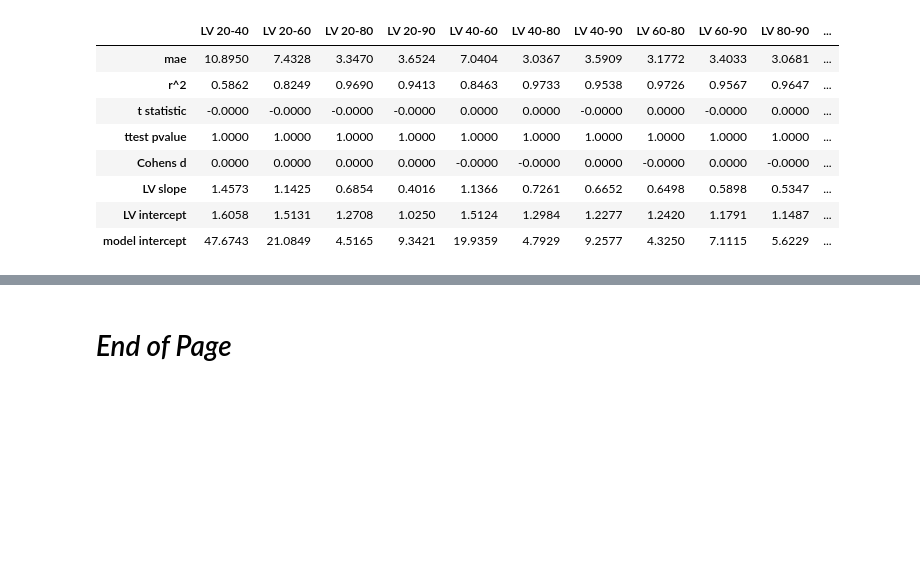
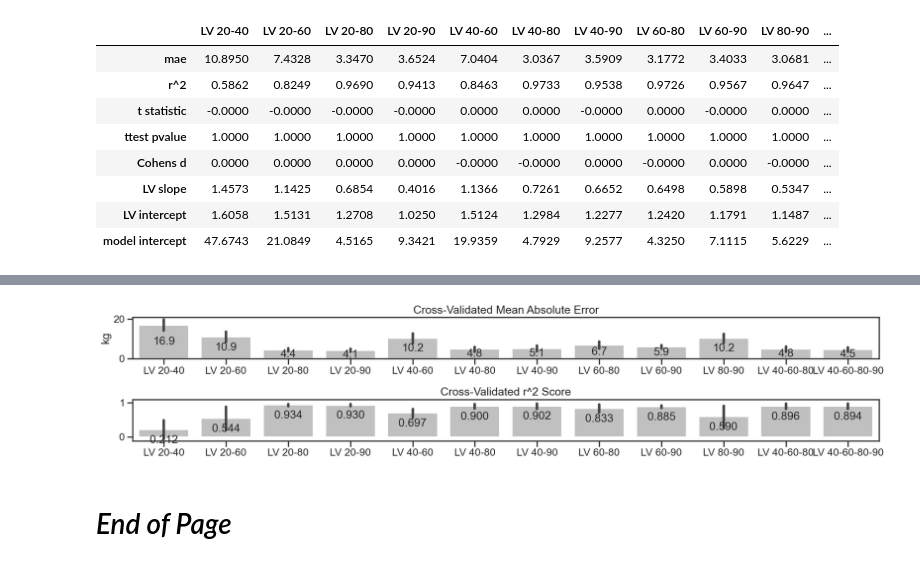
Before and after one commit to silvhua/lighthouse-capstone-project, a Jupyter notebook: notebooks/2022-12-01 iteration 3 train test split.ipynb, the cells around one changed output, grey strips where cells are left out. Drawn from its saved outputs; the diff is of its cells as text; code cells hidden in the pictures; blank space fills up the shorter version.

```diff
--- a/notebooks/2022-12-01 iteration 3 train test split.ipynb
+++ b/notebooks/2022-12-01 iteration 3 train test split.ipynb
@@ -343,2 +656,9 @@ metrics
+# %%
+plot_cv_metrics(cv_mae_rf, cv_r2_rf).savefig(
+    '../output/figures/02 iteration CV metrics ALL MODELS.png')
+# Unlike with Linear Regression models, there's no clear pattern as to which loads provide
+# best predictions
+# %% [output]
+[figure, added]
 # %% [markdown]
 # *End of Page*
```
Also changed, not shown: parts of 10 cells of this notebook, 3 other files.
